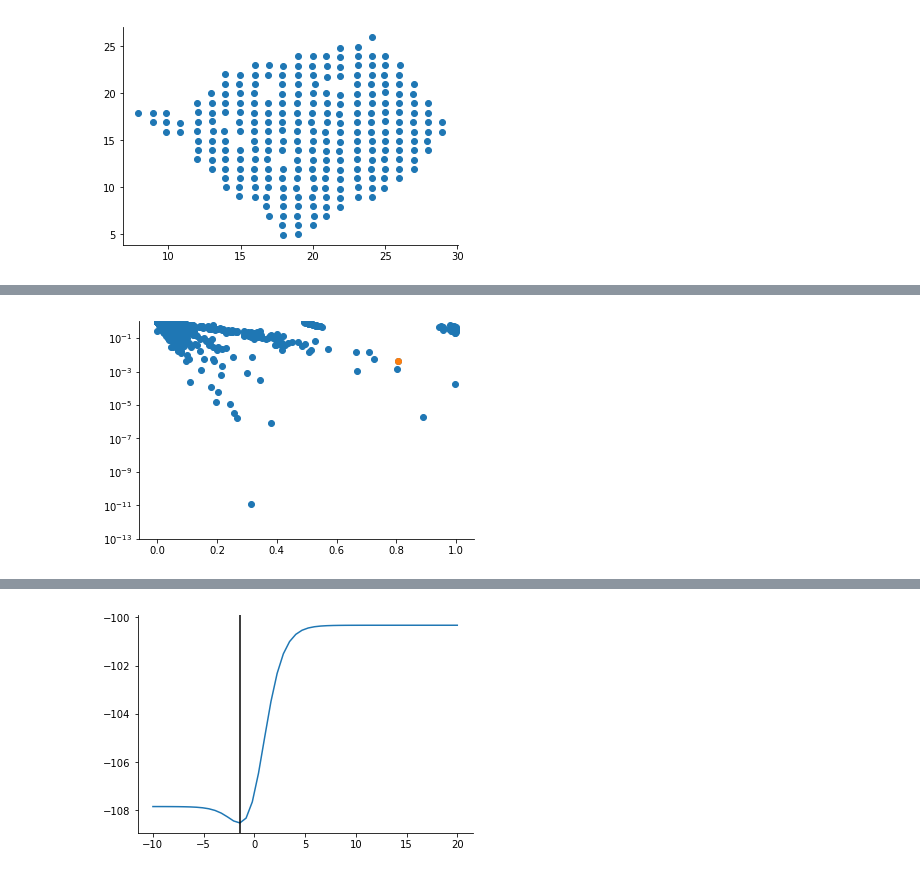
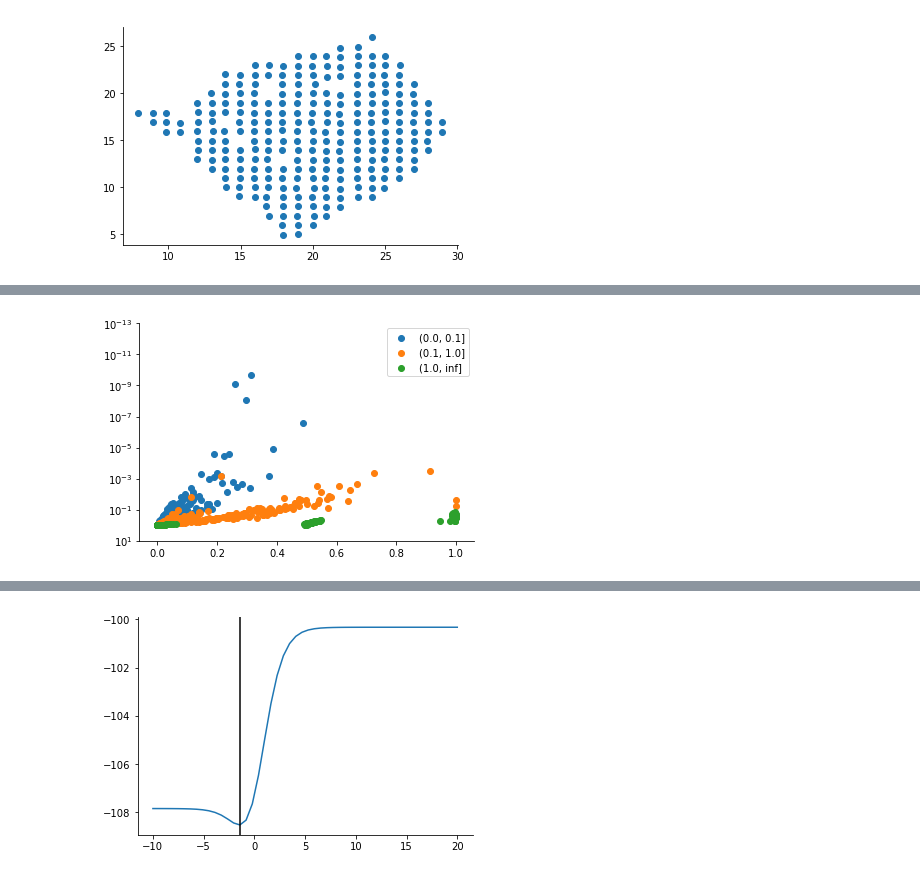
Before and after one commit to Teichlab/SpatialDE, a Jupyter notebook: Analysis/BreastCancer/Standard Errors.ipynb, the cells around one changed output, grey strips where cells are left out. Saved outputs shown, nothing was run; the diff lists cells and outputs as text; code cells hidden in the pictures.

```diff
--- a/Analysis/BreastCancer/Standard Errors.ipynb
+++ b/Analysis/BreastCancer/Standard Errors.ipynb
@@ -52,3 +55,13 @@ plt.ylim(1e-13, 10);
+# %%
+plt.yscale('log')
+for i, g in results.groupby(pd.cut(2 * np.sqrt(results.s2_FSV), [0, 1e-1, 1e0, np.inf])):
+    plt.scatter(g.FSV, g.pval, label=i);
+
+plt.legend()
+plt.ylim(1e-13, 10);
+plt.gca().invert_yaxis();
+# %% [output]
+[figure, added]
 # %%
 def remake_matrices(result, X, exp_mat):
     K = sde.base.SE_kernel(X, result.l.values[0])
@@ -67,8 +80,7 @@ plt.yscale('log')
 plt.scatter(results.fraction_spatial_variance, results.pval);
 plt.scatter(bad_gene.fraction_spatial_variance, bad_gene.pval);
 plt.ylim(1e-13, 1);
+plt.gca().invert_yaxis();
-# %% [output]
-[figure, removed]
 # %%
 plt.yscale('log')
 plt.scatter(results.fraction_spatial_variance, results.qval, c=results.d2delta);
```
Also changed, not shown: parts of 13 cells of this notebook, 1 other file.
